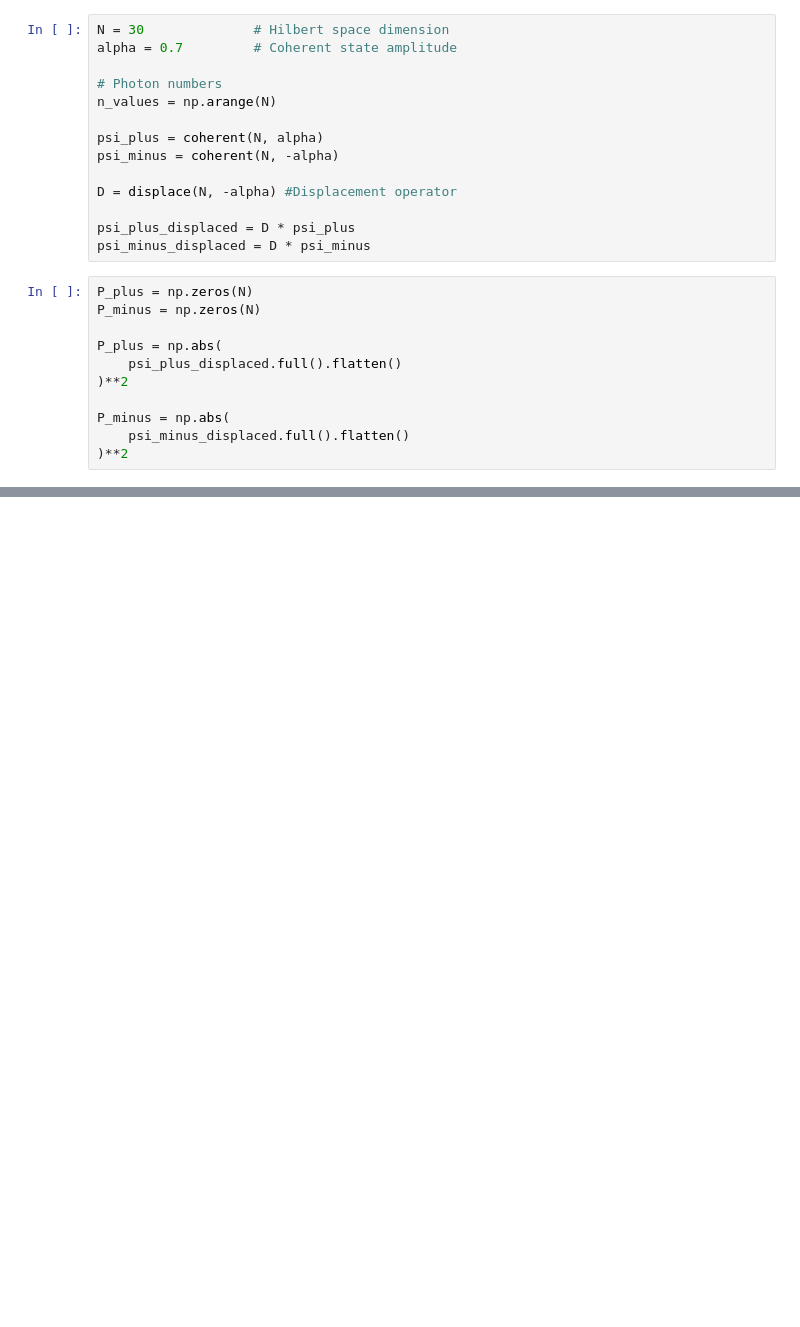
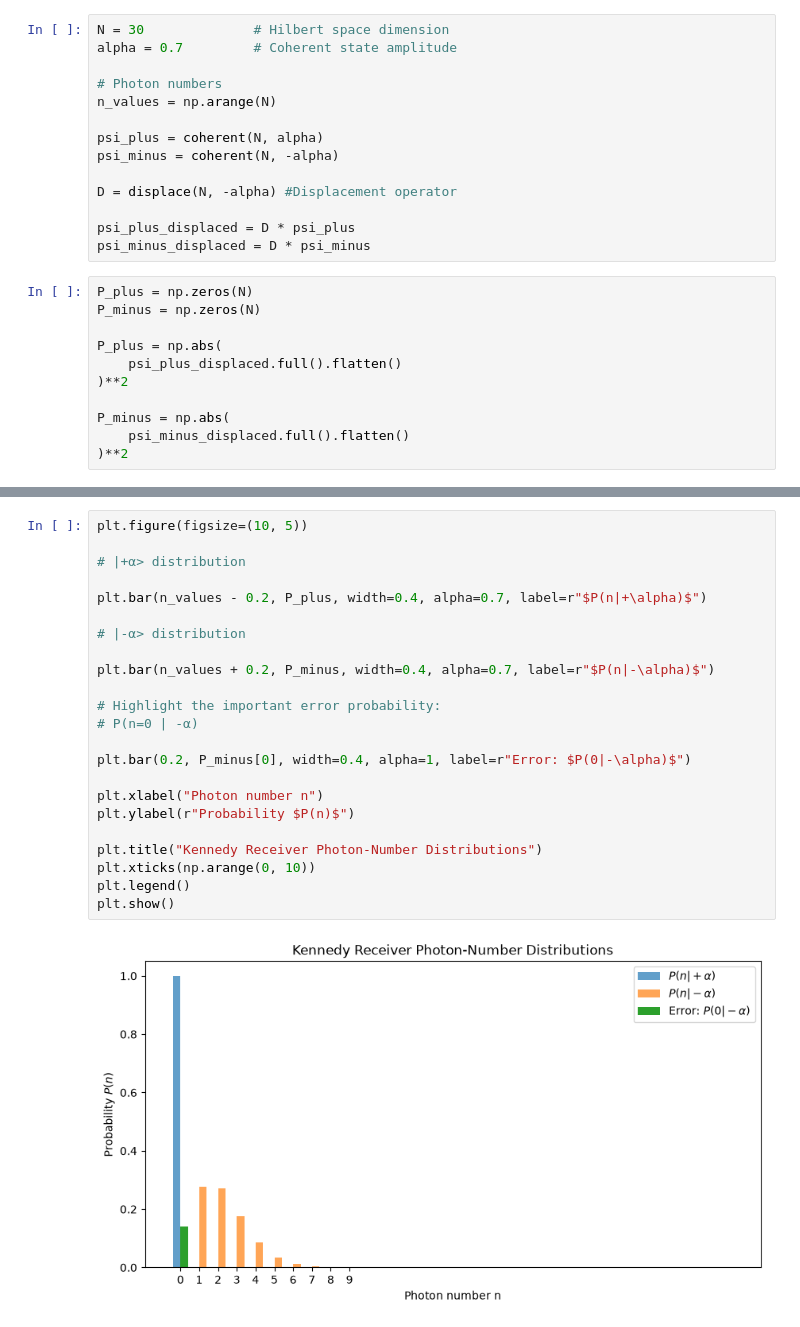
Before and after one commit to marianabagulho/final_project_Mariana_Ines_Andrew, a Jupyter notebook: Kennedy_Day1.ipynb, the cells around one changed output, grey strips where cells are left out. Saved outputs shown, nothing was run; the diff lists cells and outputs as text; blank space fills up the shorter version.

```diff
--- a/Kennedy_Day1.ipynb
+++ b/Kennedy_Day1.ipynb
@@ -52,0 +93,25 @@ print(error)
+# %%
+plt.figure(figsize=(10, 5))
+
+# |+α> distribution
+
+plt.bar(n_values - 0.2, P_plus, width=0.4, alpha=0.7, label=r"$P(n|+\alpha)$")
+
+# |-α> distribution
+
+plt.bar(n_values + 0.2, P_minus, width=0.4, alpha=0.7, label=r"$P(n|-\alpha)$")
+
+# Highlight the important error probability:
+# P(n=0 | -α)
+
+plt.bar(0.2, P_minus[0], width=0.4, alpha=1, label=r"Error: $P(0|-\alpha)$")
+
+plt.xlabel("Photon number n")
+plt.ylabel(r"Probability $P(n)$")
+
+plt.title("Kennedy Receiver Photon-Number Distributions")
+plt.xticks(np.arange(0, 10))
+plt.legend()
+plt.show()
+# %% [output]
+[figure, added]
```
Also changed, not shown: parts of 6 cells of this notebook.
